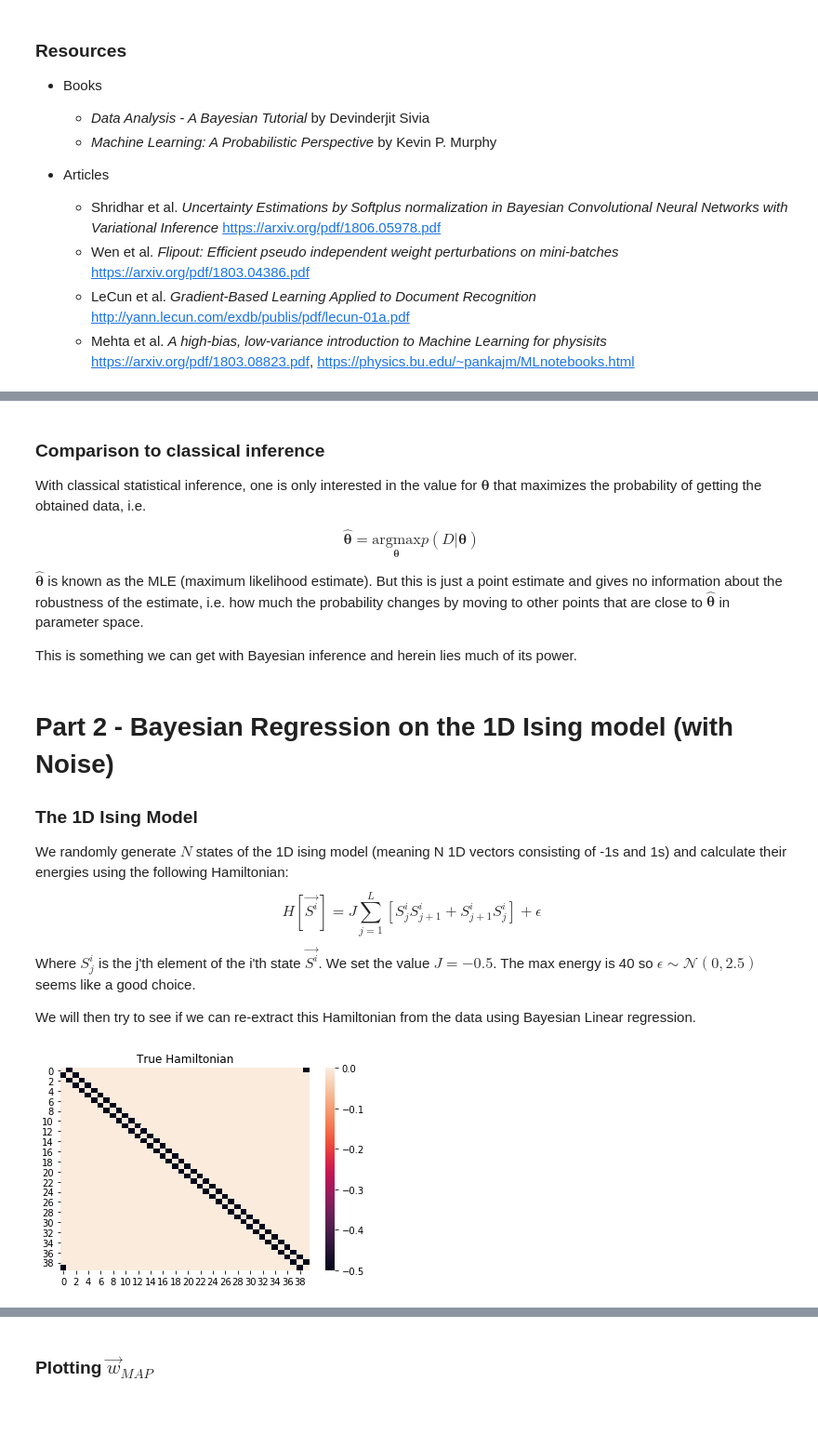
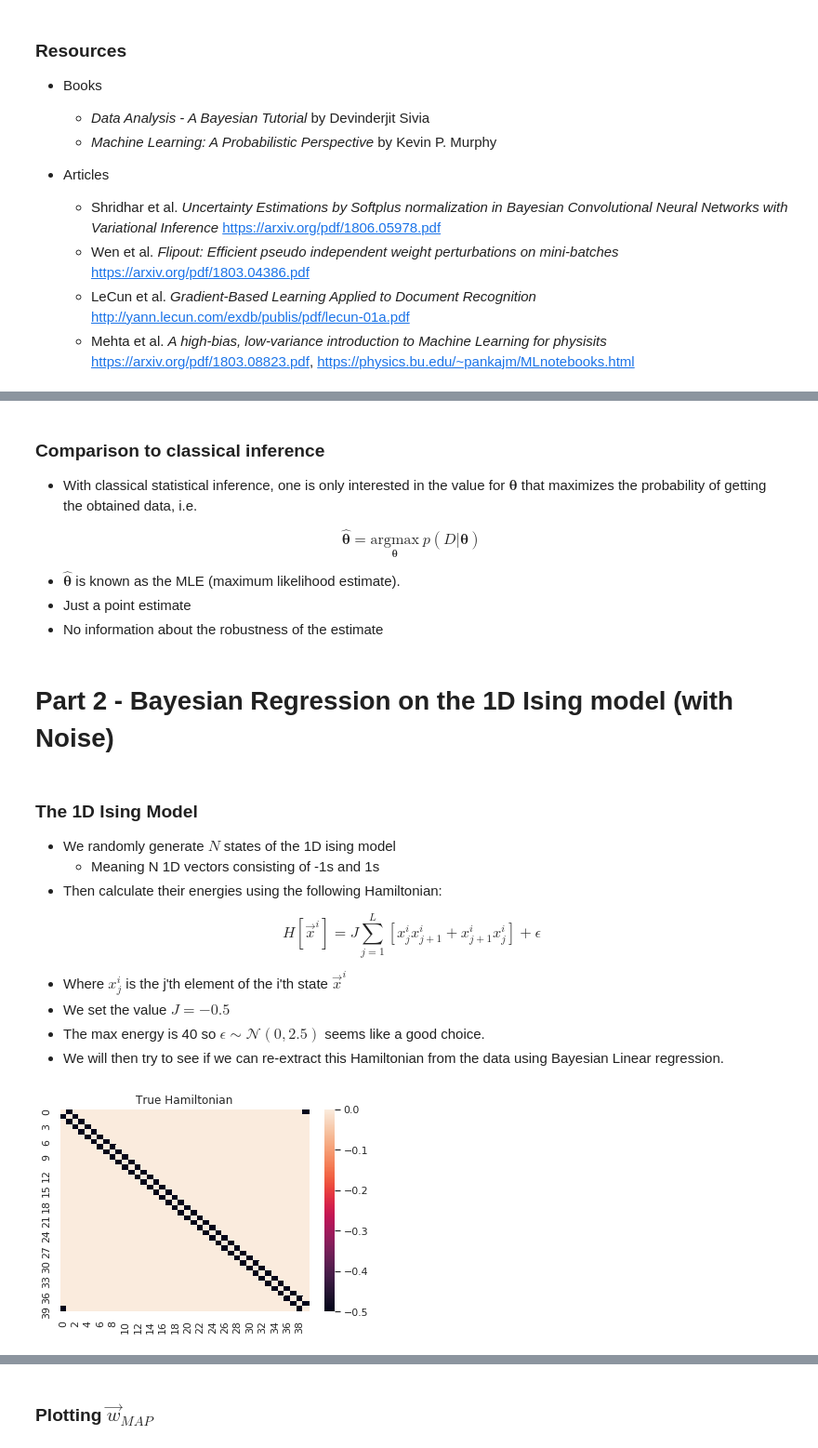
Before and after one commit to Kodemannen/Bayesian-Inference-and-Machine-Learning, a Jupyter notebook: slides_version.ipynb, the cells around one changed output, grey strips where cells are left out. Shown at 93% size. Drawn from its saved outputs; the diff is of its cells as text; code cells hidden in the pictures; blank space fills up the shorter version.

```diff
--- a/slides_version.ipynb
+++ b/slides_version.ipynb
@@ -101,39 +150,43 @@ The factor $p(D|\boldsymbol{\theta})$ is called the __likelihood function__ and
 # %% [markdown]
 ### Comparison to classical inference
 
-With classical statistical inference, one is only interested in the value for $\boldsymbol{\theta}$ that maximizes the probability of getting the obtained data, i.e.
+* With classical statistical inference, one is only interested in the value for $\boldsymbol{\theta}$ that maximizes the probability of getting the obtained data, i.e.
+
 
 $$
-\hat{\boldsymbol{\theta}} = \underset{\boldsymbol{\theta}}{\text{argmax}} p(D|\boldsymbol{\theta})
+\hat{\boldsymbol{\theta}} = \underset{\boldsymbol{\theta}}{\text{argmax}} \ p(D|\boldsymbol{\theta})
 $$
 
-$\hat{\boldsymbol{\theta}}$ is known as the MLE (maximum likelihood estimate).  But this is just a point estimate and gives no information about the robustness of the estimate, i.e. how much the probability changes by moving to other points that are close to $\hat{\boldsymbol{\theta}}$ in parameter space.
 
-This is something we can get with Bayesian inference and herein lies much of its power.
+* $\hat{\boldsymbol{\theta}}$ is known as the MLE (maximum likelihood estimate).
+* Just a point estimate
+* No information about the robustness of the estimate
+# %% [markdown]
+# Part 2 - Bayesian Regression on the 1D Ising model (with Noise)
 # %% [markdown]
-# Part 2 - Bayesian Regression on the 1D Ising model (with Noise)
 ### The 1D Ising Model
 
-We randomly generate $N$ states of the 1D ising model (meaning N 1D vectors consisting of -1s and 1s) and calculate their energies using the following Hamiltonian:
+* We randomly generate $N$ states of the 1D ising model
+    * Meaning N 1D vectors consisting of -1s and 1s
+* Then calculate their energies using the following Hamiltonian:
+
 $$
-H[\vec{S^i}] = J\sum_{j=1}^L [S_j^i S_{j+1}^i + S_{j+1}^i S_j^i] + \epsilon
+H[\vec{x}^i] = J\sum_{j=1}^L [x_j^i x_{j+1}^i + x_{j+1}^i x_j^i] + \epsilon
 $$
-Where $S_j^i$ is the j'th element of the i'th state $\vec{S^i}$. We set the value $J=-0.5$. The max energy is 40 so $\epsilon \sim \mathcal{N}(0,2.5)$ seems like a good choice.
 
-We will then try to see if we can re-extract this Hamiltonian from the data using Bayesian Linear regression.
+* Where $x_j^i$ is the j'th element of the i'th state $\vec{x}^i$
+* We set the value $J=-0.5$
+* The max energy is 40 so $\epsilon \sim \mathcal{N}(0,2.5)$ seems like a good choice.
+* We will then try to see if we can re-extract this Hamiltonian from the data using Bayesian Linear regression.
 # %%
 import numpy as np
 import scipy.sparse as sp
 np.random.seed(13)
-
 import warnings
 # Comment this to turn on warnings
 warnings.filterwarnings('ignore')
-
 ### define Ising model aprams
-# system size
-L=40
-
+L=40 # system size
 # create 10000 random Ising states
 states=np.random.choice([-1, 1], size=(1400,L))
 
@@ -158,15 +211,17 @@ def ising_energies(states_, plot_true=False):
         plt.title("True Hamiltonian")
         plt.show()
     return E
-
-# calculate Ising energies
-energies=ising_energies(states,plot_true=True)
-
-# Adding noise:
-noise_variance = 2.5
-energies += np.random.normal(0,scale=np.sqrt(noise_variance), size=energies.shape)
-# %% [output]
-[figure, removed]
+# %%
+import seaborn as sns
+sns.set()
+# calculate Ising energies
+energies=ising_energies(states,plot_true=True)
+
+# Adding noise:
+noise_variance = 2.5
+energies += np.random.normal(0,scale=np.sqrt(noise_variance), size=energies.shape)
+# %% [output]
+[figure, added]
 # %% [markdown]
 ### Remapping data for regression
 
```
Also changed, not shown: parts of 31 cells of this notebook, 2 other files.
